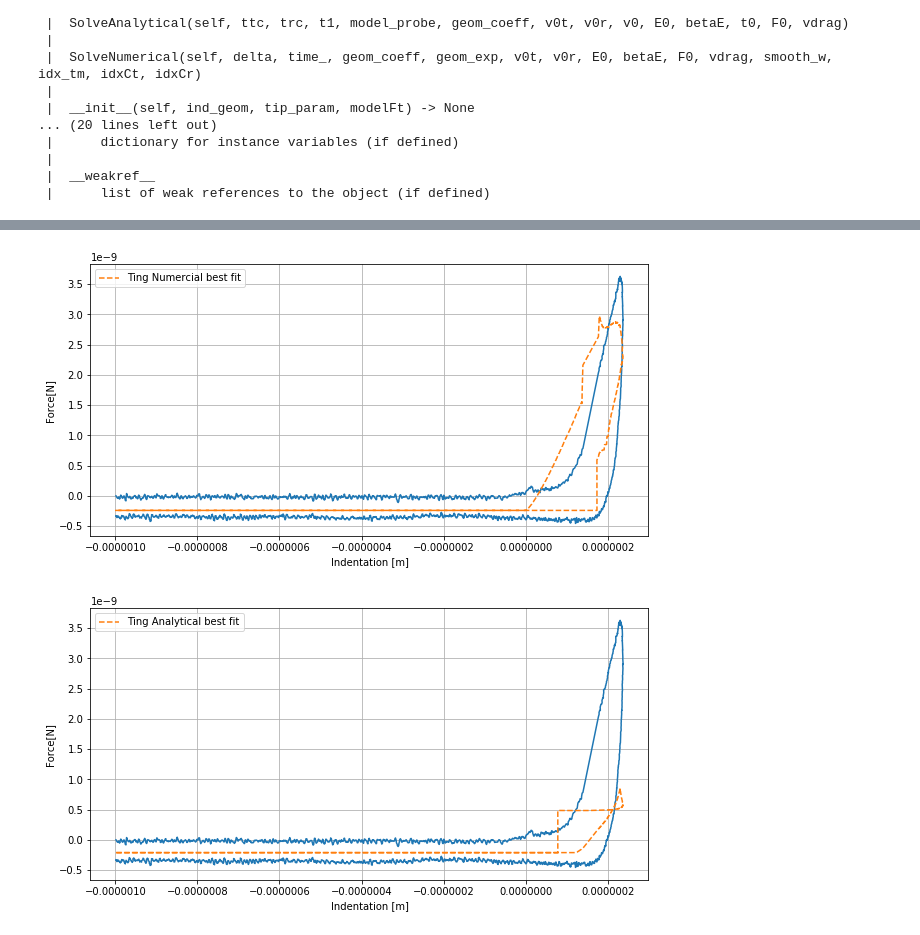
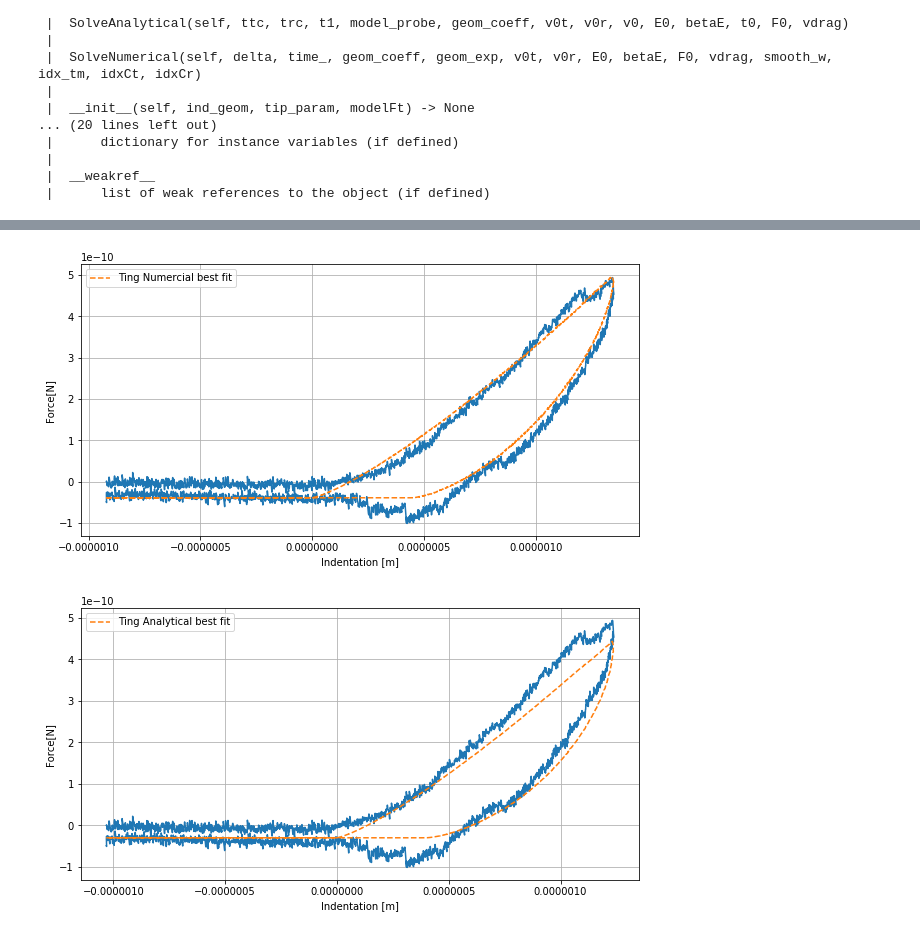
Before and after one commit to jlopezalo/PyFMRheo, a Jupyter notebook: examples/Ting Models Example.ipynb, the cells around one changed output, grey strips where cells are left out. Drawn from its saved outputs; the diff is of its cells as text; code cells hidden in the pictures.

```diff
--- a/examples/Ting Models Example.ipynb
+++ b/examples/Ting Models Example.ipynb
@@ -38,8 +38,8 @@ from pyafmrheo.models.hertz import HertzModel
 from pyafmrheo.models.ting import TingModel
 # %%
 # Define global variables
-# file_path = '/Users/javierlopez/Documents/Marseille/05-11-2021/E/map-data-2021.11.05-15.41.45.699.jpk-force-map'
-file_path = '/Users/javierlopez/Documents/testingPyFM/map-data-2021.12.06-19.40.19.296.jpk-force-map'
+file_path = '/Users/javierlopez/Documents/Marseille/05-11-2021/E/map-data-2021.11.05-15.41.45.699.jpk-force-map'
+# file_path = '/Users/javierlopez/Documents/testingPyFM/map-data-2021.12.06-19.40.19.296.jpk-force-map'
 # file_path = '/Users/javierlopez/Documents/pyafmreader/tests/testfiles/20200903_Egel2.0_00023.spm'
 # file_path = '/Users/javierlopez/Documents/pyafmreader/tests/testfiles/20200904_Egel4-Z1.0_00025.spm'
 # file_path = '/Users/javierlopez/Documents/pyafmreader/tests/testfiles/08171528.0_00001.pfc'
@@ -304,9 +372,10 @@ class TingModel(builtins.object)
 # %%
 ting_model_num = TingModel(indenter_shape, tip_parameter, 'numerical')
-ting_model_num.betaE_init = 0.5
+ting_model_num.betaE_init = 0.4
 ting_model_num.E0_init = hertz_E0
 ting_model_num.tc_init = tc_fit
-ting_model_num.fit(time_fit, force_fit, ind_fit, t0=1, idx_tm=idx_tm, smooth_w=5, v0t=None, v0r=None)
+# ting_model_num.vdrag = 1.1e3/1e9
+ting_model_num.fit(time_fit, force_fit, ind_fit, t0=1, idx_tm=idx_tm, smooth_w=1)
 ting_model_num.fit_report()
 tc_num = ting_model_num.tc
 f0_num = ting_model_num.F0
@@ -331,9 +400,10 @@ f0_num = ting_model_num.F0
 # %%
 ting_model_analit = TingModel(indenter_shape, tip_parameter, 'analytical')
-ting_model_analit.betaE_init = 0.1
+ting_model_analit.betaE_init = 0.4
 ting_model_analit.E0_init = hertz_E0
 ting_model_analit.tc_init = tc_fit
-ting_model_analit.fit(time_fit, force_fit, ind_fit, t0=1, idx_tm=idx_tm, smooth_w=1, v0t=None, v0r=None)
+#ting_model_analit.vdrag = 1.1e3/1e9
+ting_model_analit.fit(time_fit, force_fit, ind_fit, t0=1, idx_tm=idx_tm, smooth_w=1)
 ting_model_analit.fit_report()
 tc_analit = ting_model_analit.tc
 f0_analit = ting_model_analit.F0
@@ -342,26 +428,26 @@ TypeError: expected non-empty vector for x
 # %%
 idx_tc = (np.abs(time_fit - tc_num)).argmin()
 delta0 = ind_fit[idx_tc]
-plt.plot(ind_fit, force_fit)
-plt.plot(ind_fit, ting_model_num.eval(time_fit, force_fit, ind_fit, t0=t0, idx_tm=idx_tm, smooth_w=5), '--', label='Ting Numercial best fit')
+plt.plot(ind_fit-delta0, force_fit)
+plt.plot(ind_fit-delta0, ting_model_num.eval(time_fit, force_fit, ind_fit, t0=t0, idx_tm=idx_tm, smooth_w=1), '--', label='Ting Numercial best fit')
 plt.xlabel("Indentation [m]")
 plt.ylabel("Force[N]")
 plt.legend()
 plt.grid()
 plt.show()
 # %% [output]
-[figure, old version]
+[figure, new version]
 # %%
 idx_tc = (np.abs(time_fit - tc_analit)).argmin()
 delta0 = ind_fit[idx_tc]
-plt.plot(ind_fit, force_fit)
-plt.plot(ind_fit, ting_model_analit.eval(time_fit, force_fit, ind_fit, t0=t0, idx_tm=idx_tm, smooth_w=1), '--', label='Ting Analytical best fit')
+plt.plot(ind_fit-delta0, force_fit)
+plt.plot(ind_fit-delta0, ting_model_analit.eval(time_fit, force_fit, ind_fit, t0=t0, idx_tm=idx_tm, smooth_w=1), '--', label='Ting Analytical best fit')
 plt.xlabel("Indentation [m]")
 plt.ylabel("Force[N]")
 plt.legend()
 plt.grid()
 plt.show()
 # %% [output]
-[figure, old version]
+[figure, new version]
 # %%
 plt.plot(time_fit-tc_num, force_fit)
```
Also changed, not shown: parts of 34 cells of this notebook, 1 other file.
